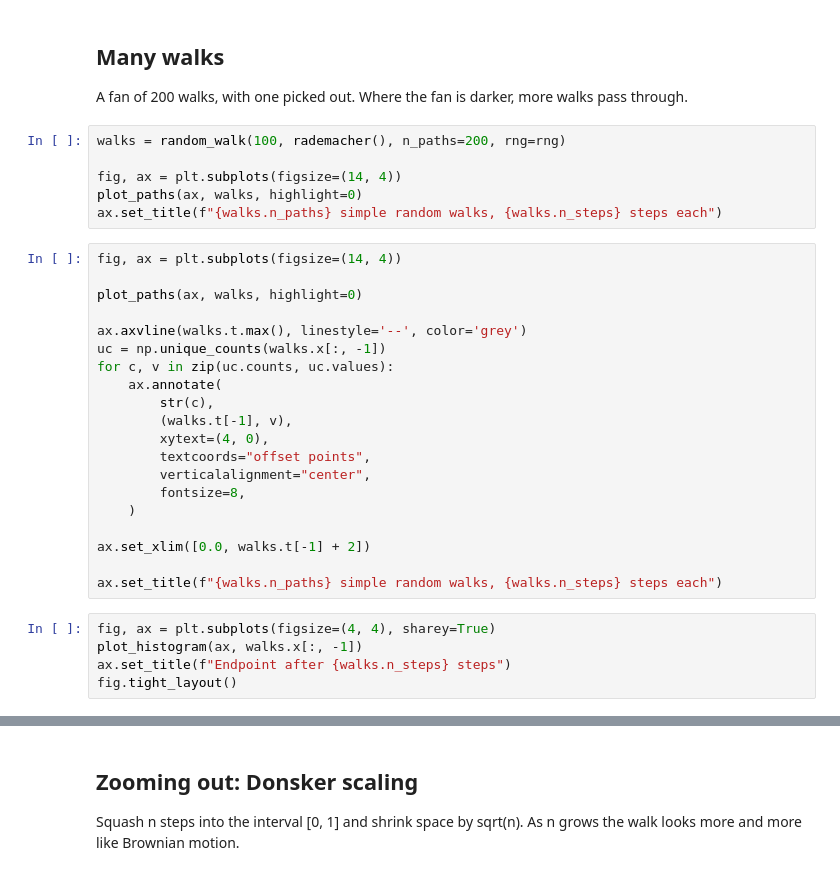
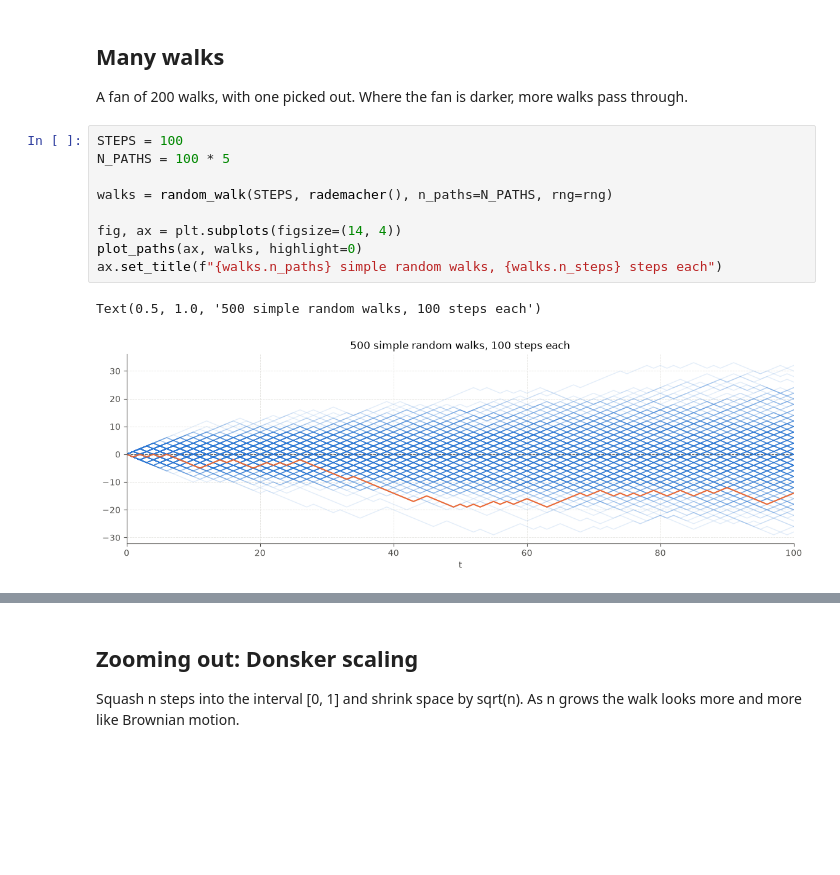
Before and after one commit to madrury/arcsine-laws, a Jupyter notebook: notebooks/plot-gallery.ipynb, the cells around one changed output, grey strips where cells are left out. Cells and saved outputs as stored; diff of their text form; blank space fills up the shorter version.

```diff
--- a/notebooks/plot-gallery.ipynb
+++ b/notebooks/plot-gallery.ipynb
@@ -51,33 +64,14 @@ for endidx, ax in zip([50, 250, 1000, 10_000], axs.flatten()):
 
 A fan of 200 walks, with one picked out. Where the fan is darker, more walks pass through.
 # %%
-walks = random_walk(100, rademacher(), n_paths=200, rng=rng)
+STEPS = 100
+N_PATHS = 100 * 5
+
+walks = random_walk(STEPS, rademacher(), n_paths=N_PATHS, rng=rng)
 
 fig, ax = plt.subplots(figsize=(14, 4))
 plot_paths(ax, walks, highlight=0)
 ax.set_title(f"{walks.n_paths} simple random walks, {walks.n_steps} steps each")
+# %% [output]
+Text(0.5, 1.0, '500 simple random walks, 100 steps each')
+[figure, added]
-# %%
-fig, ax = plt.subplots(figsize=(14, 4))
-
-plot_paths(ax, walks, highlight=0)
-
-ax.axvline(walks.t.max(), linestyle='--', color='grey')
-uc = np.unique_counts(walks.x[:, -1])
-for c, v in zip(uc.counts, uc.values):
-    ax.annotate(
-        str(c),
-        (walks.t[-1], v),
-        xytext=(4, 0),
-        textcoords="offset points",
-        verticalalignment="center",
-        fontsize=8,
-    )
-
-ax.set_xlim([0.0, walks.t[-1] + 2])
-
-ax.set_title(f"{walks.n_paths} simple random walks, {walks.n_steps} steps each")
-# %%
-fig, ax = plt.subplots(figsize=(4, 4), sharey=True)
-plot_histogram(ax, walks.x[:, -1])
-ax.set_title(f"Endpoint after {walks.n_steps} steps")
-fig.tight_layout()
```
Also changed, not shown: parts of 14 cells of this notebook, 6 other files.
